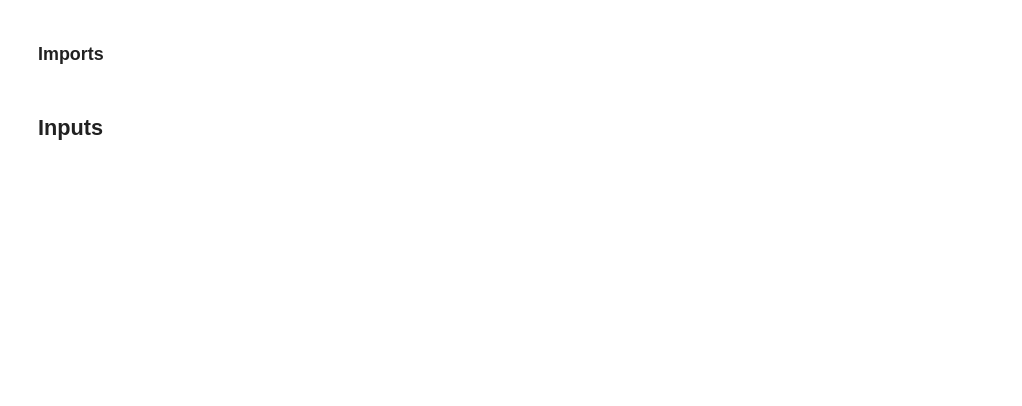
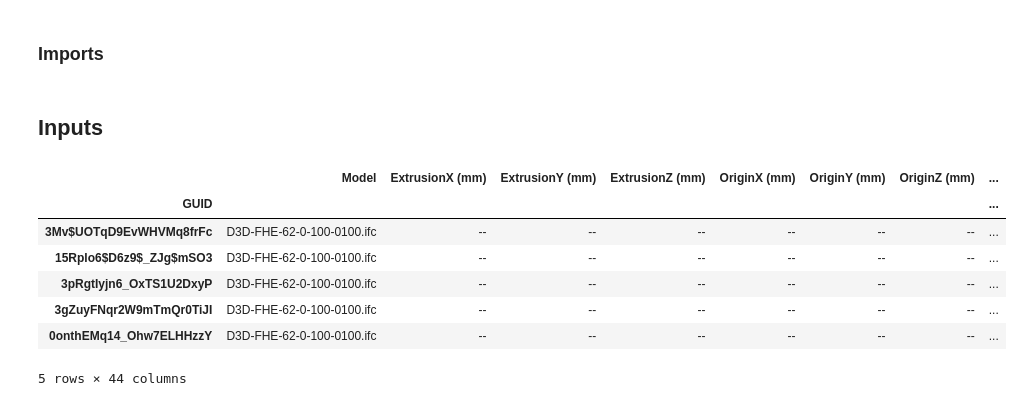
Before and after one commit to DanielGMorenaFhecor/IDI-BI-ANALISIS_DE_DATOS, a Jupyter notebook: notebook.ipynb, the cells around one changed output. Cells and saved outputs as stored; diff of their text form; code cells hidden in the pictures; blank space fills up the shorter version.

```diff
--- a/notebook.ipynb
+++ b/notebook.ipynb
@@ -9,3 +15,13 @@ filepath = 'data/IFC-POWER_BI.csv'
 # %%
 df = pd.read_csv(filepath, sep=';')
-df.head();
+df = df.set_index('GUID')
+df.head()
+# %% [output]
+|  | Model | ExtrusionX (mm) | ExtrusionY (mm) | ExtrusionZ (mm) | OriginX (mm) | OriginY (mm) | OriginZ (mm) | ... |
+| GUID |  |  |  |  |  |  |  | ... |
+| 3Mv$UOTqD9EvWHVMq8frFc | D3D-FHE-62-0-100-0100.ifc | -- | -- | -- | -- | -- | -- | ... |
+| 15Rplo6$D6z9$_ZJg$mSO3 | D3D-FHE-62-0-100-0100.ifc | -- | -- | -- | -- | -- | -- | ... |
+| 3pRgtIyjn6_OxTS1U2DxyP | D3D-FHE-62-0-100-0100.ifc | -- | -- | -- | -- | -- | -- | ... |
+| 3gZuyFNqr2W9mTmQr0TiJI | D3D-FHE-62-0-100-0100.ifc | -- | -- | -- | -- | -- | -- | ... |
+| 0onthEMq14_Ohw7ELHHzzY | D3D-FHE-62-0-100-0100.ifc | -- | -- | -- | -- | -- | -- | ... |
+5 rows × 44 columns
```
Also changed, not shown: parts of 9 cells of this notebook, 23 other files.
